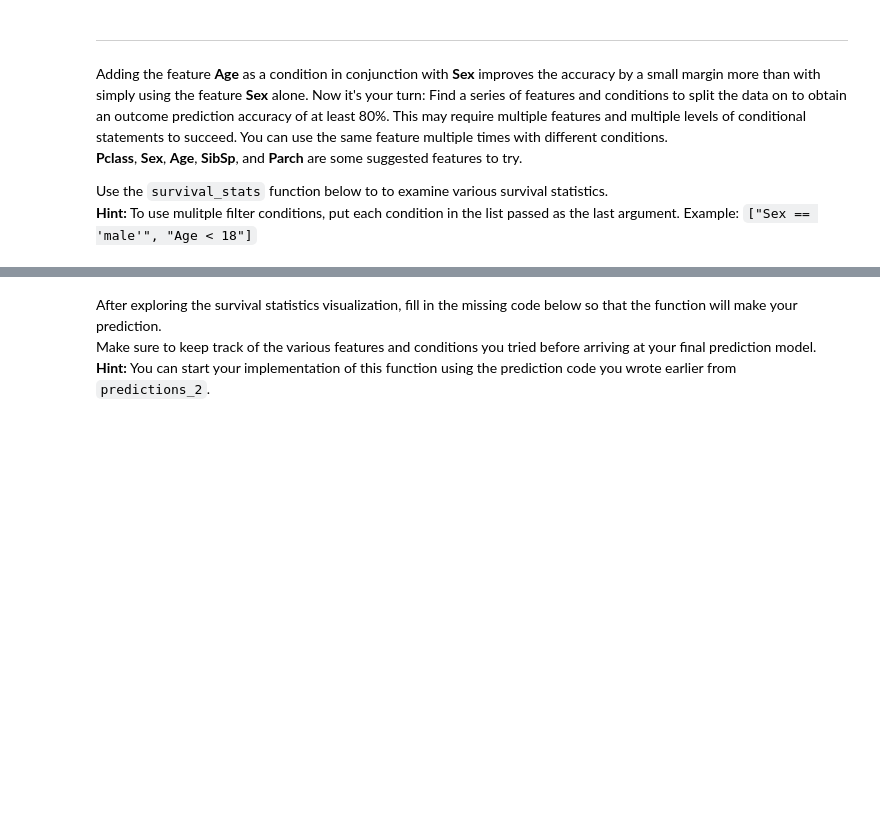
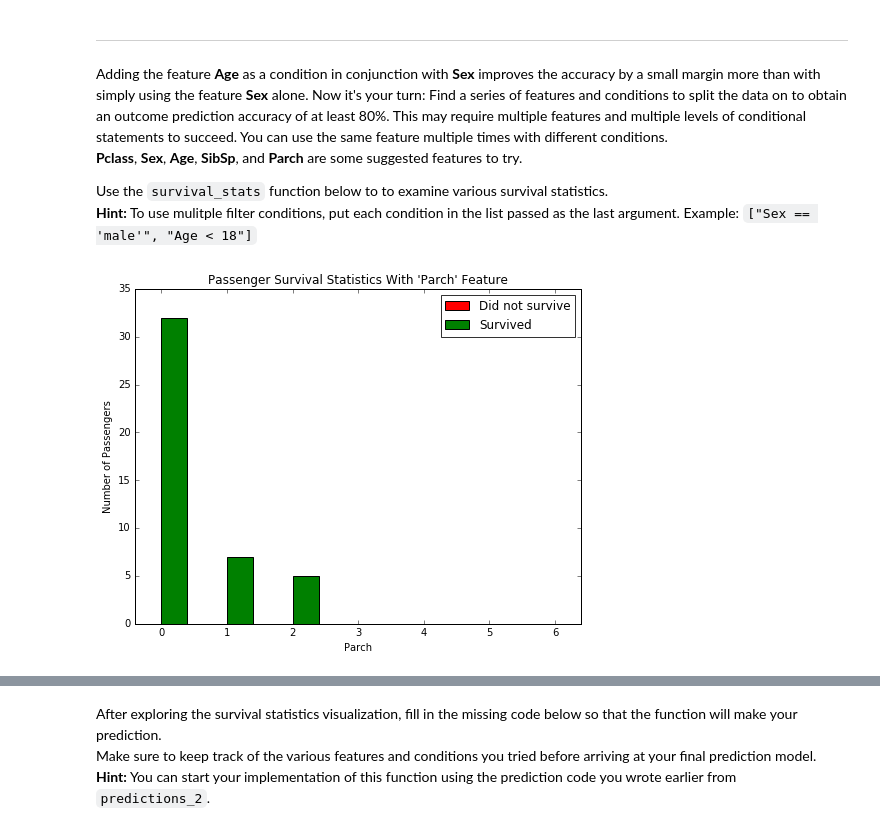
Before and after one commit to austinjalexander/nd009-titanic-survival, a Jupyter notebook: Titanic_Survival_Exploration.ipynb, the cells around one changed output, grey strips where cells are left out. Drawn from its saved outputs; the diff is of its cells as text; code cells hidden in the pictures; blank space fills up the shorter version.

```diff
--- a/Titanic_Survival_Exploration.ipynb
+++ b/Titanic_Survival_Exploration.ipynb
@@ -217,3 +233,8 @@ Adding the feature **Age** as a condition in conjunction with **Sex** improves t
 
 Use the `survival_stats` function below to to examine various survival statistics.
 **Hint:** To use mulitple filter conditions, put each condition in the list passed as the last argument. Example: `["Sex == 'male'", "Age < 18"]`
+# %%
+#survival_stats(data, outcomes, 'Age', ["Sex == 'male'", "Age < 18"])
+survival_stats(data, outcomes, 'Parch', ["Sex == 'female'", "Fare > 30", "Embarked == 'C'", "Pclass < 3"])
+# %% [output]
+[figure, added]
```
Also changed, not shown: parts of 22 cells of this notebook, 1 other file.
